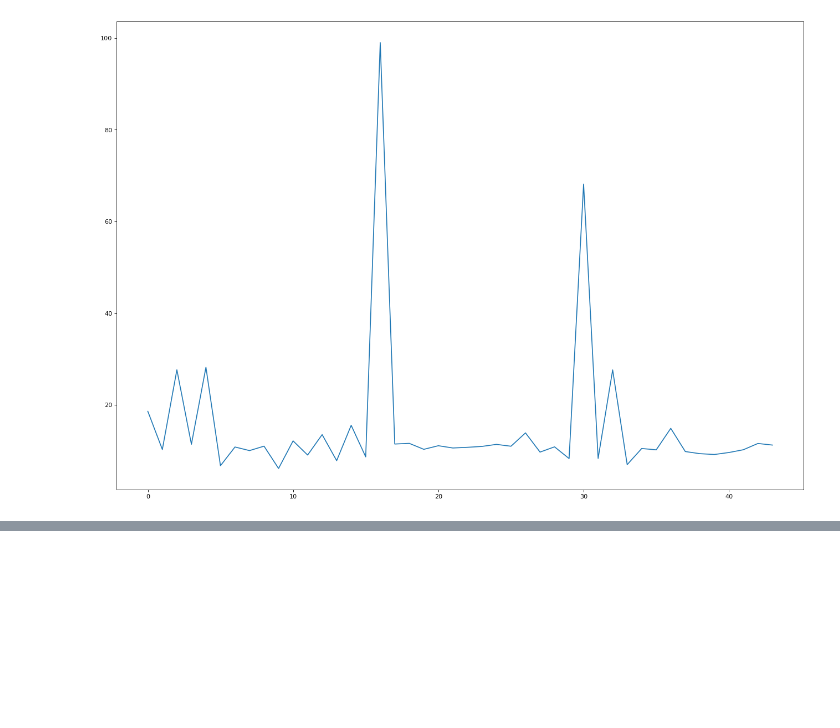
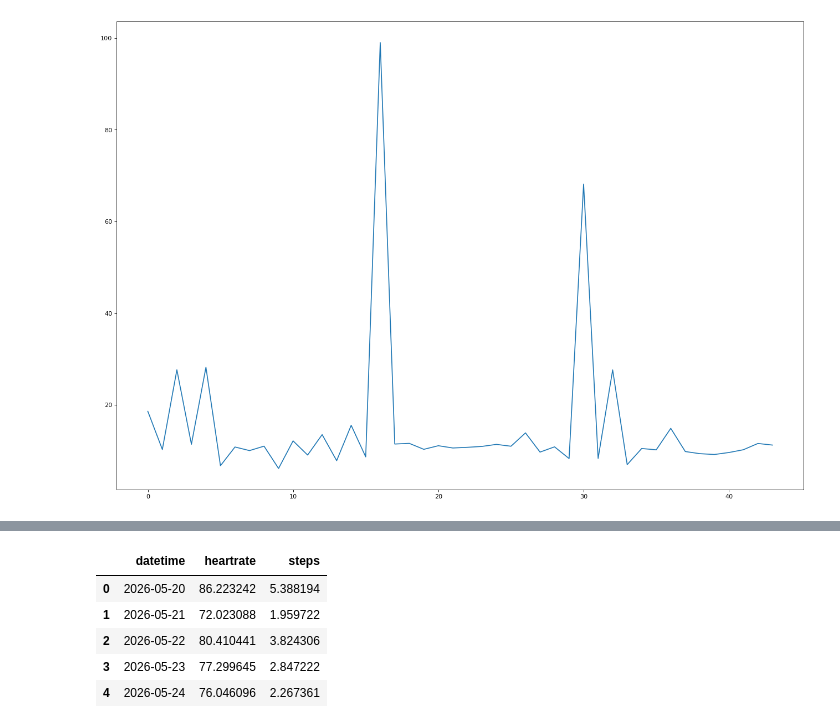
Before and after one commit to Heatdh/IterAsianAI, a Jupyter notebook: data_preprocessing_danish.ipynb, the cells around one changed output, grey strips where cells are left out. Drawn from its saved outputs; the diff is of its cells as text; code cells hidden in the pictures; blank space fills up the shorter version.

```diff
--- a/data_preprocessing_danish.ipynb
+++ b/data_preprocessing_danish.ipynb
@@ -185,0 +194,9 @@ data_1
+# %%
+data.head()
+# %% [output]
+|  | datetime | heartrate | steps |
+| 0 | 2026-05-20 | 86.223242 | 5.388194 |
+| 1 | 2026-05-21 | 72.023088 | 1.959722 |
+| 2 | 2026-05-22 | 80.410441 | 3.824306 |
+| 3 | 2026-05-23 | 77.299645 | 2.847222 |
+| 4 | 2026-05-24 | 76.046096 | 2.267361 |
```
Also changed, not shown: parts of 18 cells of this notebook.
